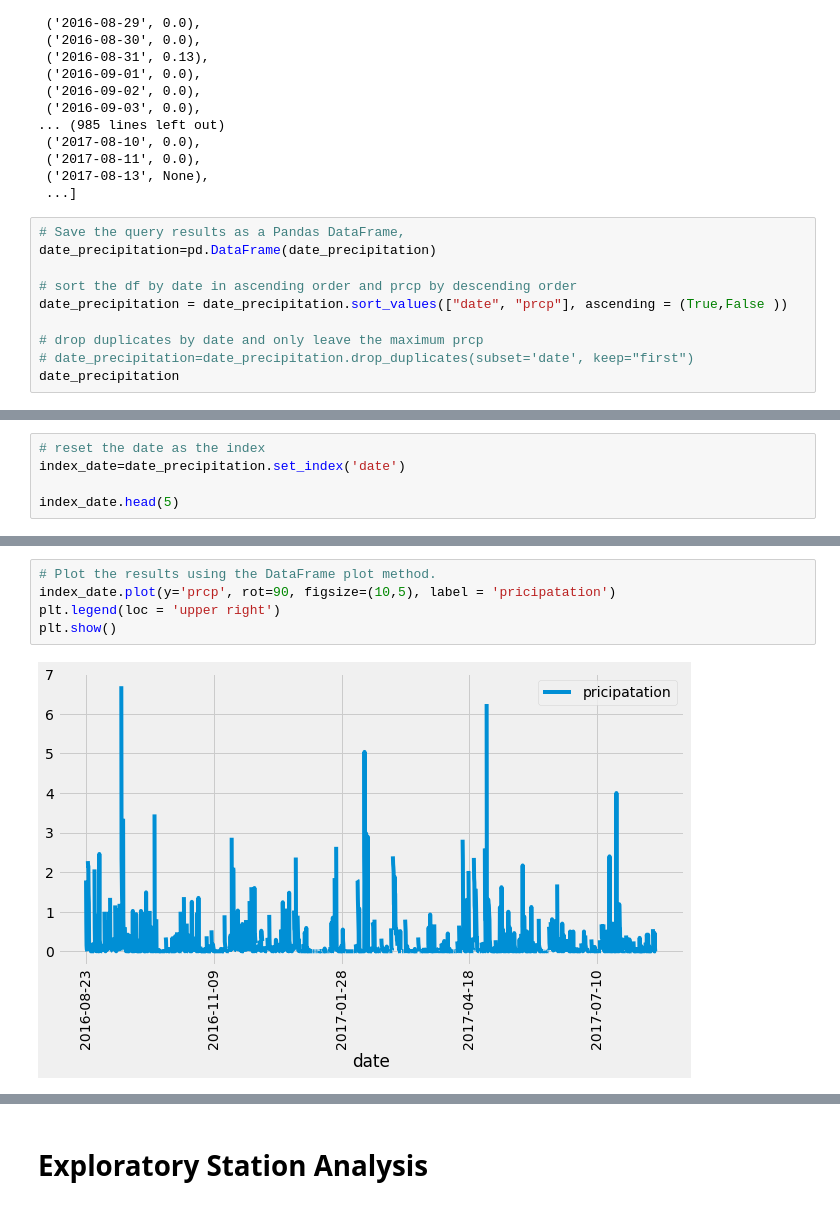
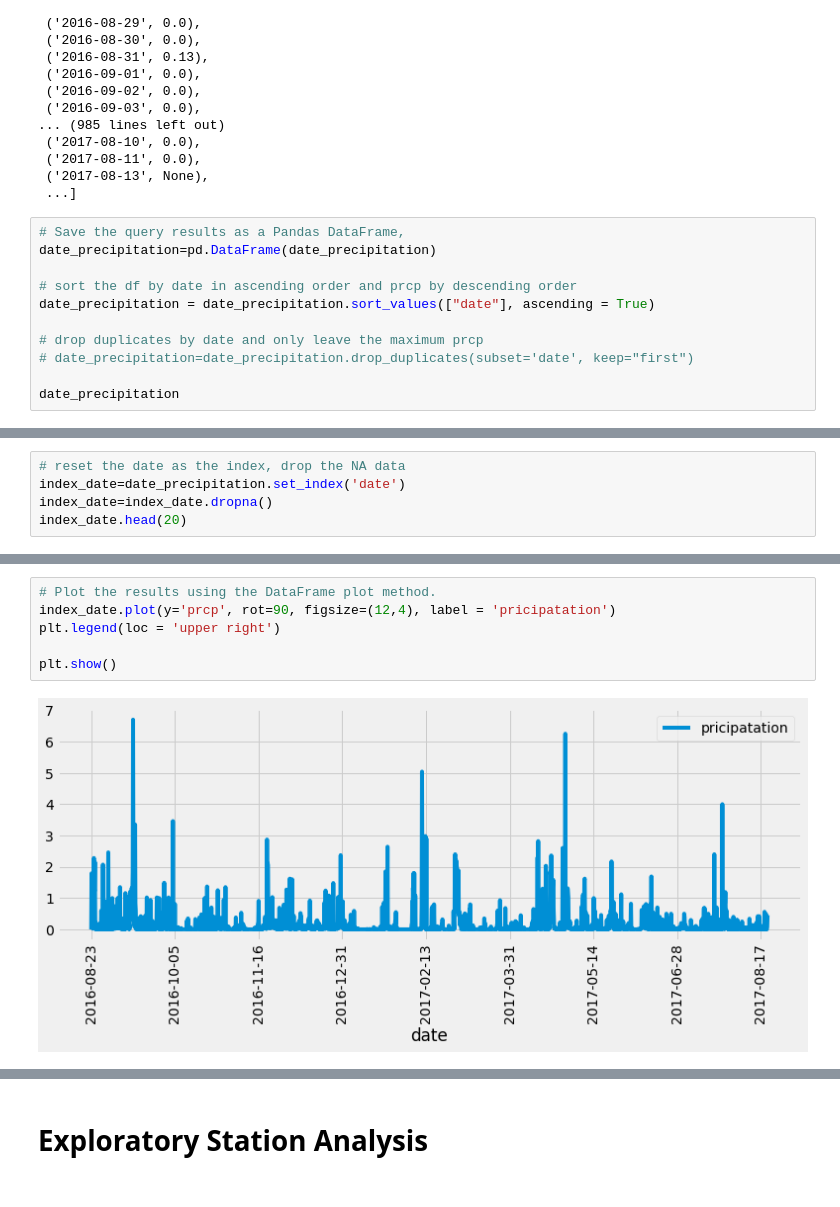
Before and after one commit to RZHANG2021/sqlalchemy-challenge, a Jupyter notebook: climate_starter.ipynb, the cells around one changed output, grey strips where cells are left out. Saved outputs shown, nothing was run; the diff lists cells and outputs as text.

```diff
--- a/climate_starter.ipynb
+++ b/climate_starter.ipynb
@@ -120,10 +120,11 @@ date_precipitation
 date_precipitation=pd.DataFrame(date_precipitation)
 
 # sort the df by date in ascending order and prcp by descending order
-date_precipitation = date_precipitation.sort_values(["date", "prcp"], ascending = (True,False ))
+date_precipitation = date_precipitation.sort_values(["date"], ascending = True)
 
 # drop duplicates by date and only leave the maximum prcp
 # date_precipitation=date_precipitation.drop_duplicates(subset='date', keep="first")
+
 date_precipitation
 # %% [output]
 |  | date | prcp |
@@ -141,9 +142,9 @@ date_precipitation
 2230 rows × 2 columns
 # %%
-# reset the date as the index
+# reset the date as the index, drop the NA data
 index_date=date_precipitation.set_index('date')
-
-index_date.head(5)
+index_date=index_date.dropna()
+index_date.head(20)
 # %% [output]
 |  | prcp |
 | date |  |
@@ -155,9 +167,10 @@ index_date.head(5)
 # %%
 # Plot the results using the DataFrame plot method.
-index_date.plot(y='prcp', rot=90, figsize=(10,5), label = 'pricipatation')
+index_date.plot(y='prcp', rot=90, figsize=(12,4), label = 'pricipatation')
 plt.legend(loc = 'upper right')
+
 plt.show()
 # %% [output]
-[figure, old version]
+[figure, new version]
 # %%
 # Use Pandas to calcualte the summary statistics for the precipitation data
```
Also changed, not shown: parts of 3 cells of this notebook, 3 other files.
